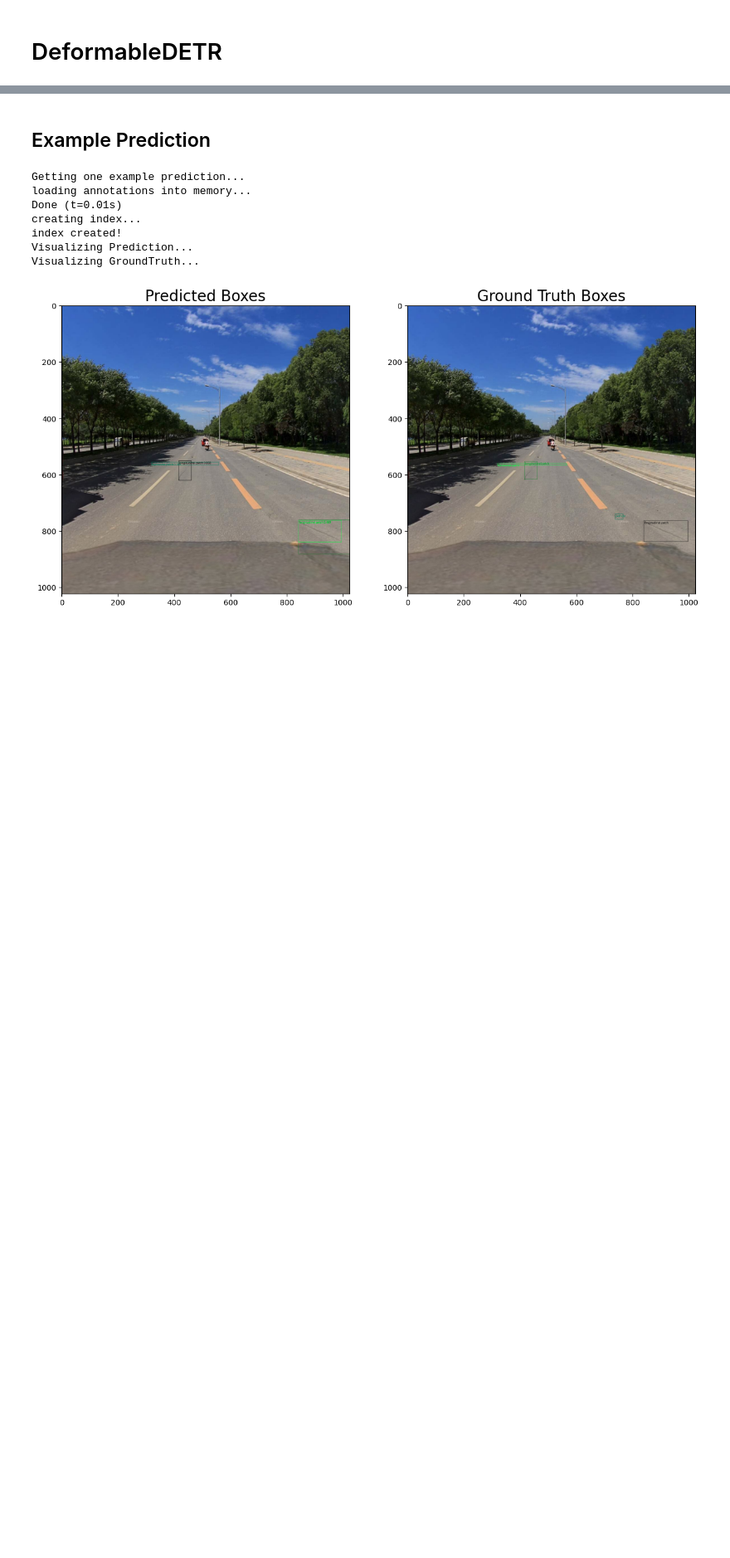
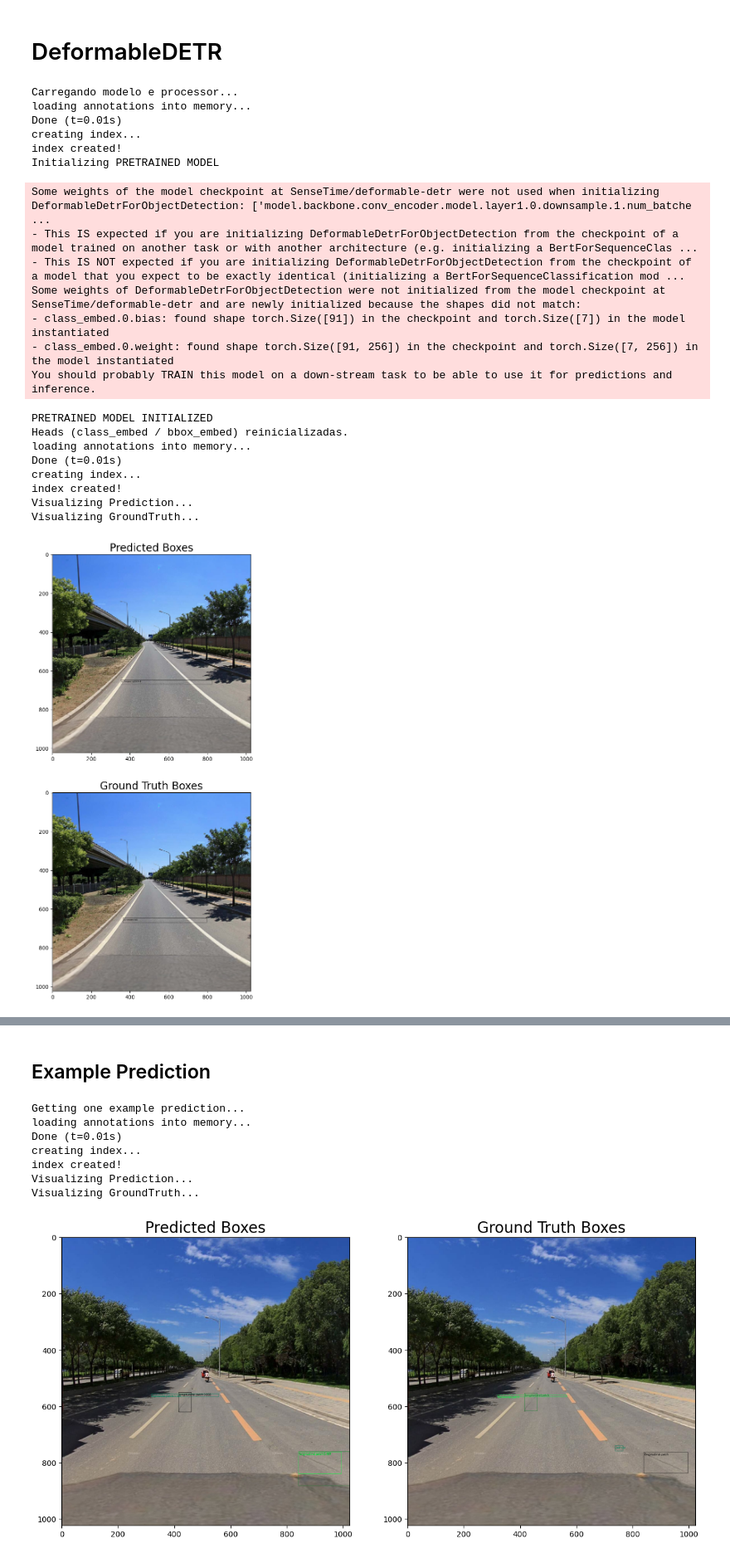
Before and after one commit to Andre-FP/SVRDD_ViT_Detection, a Jupyter notebook: DeformableDETR/evaluate_deformable.ipynb, the cells around one changed output, grey strips where cells are left out. Shown at 83% size. Drawn from its saved outputs; the diff is of its cells as text; code cells hidden in the pictures; blank space fills up the shorter version.

Commit message:
Add Deformable DETR Results

```diff
--- a/DeformableDETR/evaluate_deformable.ipynb
+++ b/DeformableDETR/evaluate_deformable.ipynb
@@ -26,8 +26,8 @@ device = "cuda" if torch.cuda.is_available() else "cpu"
 NUM_CLASSES = 7 # 7 classes + backgrouns
 EPOCHS = 100
 MODEL_TYPE = "defdetr"
-VERSION = "1_puro"
-CHECKPOINT = "./deformable-detr-finetuned-asphalt/version_12/best-epoch=92-val_loss=0.00.ckpt"
+VERSION = "1_back_freezed"
+CHECKPOINT = "./tb_logs/vitdet/version_3/checkpoints/best-epoch=86-val_loss=0.00.ckpt"
 EVALUATION_RESULTS_FOLDER = "./evaluation_results"
 
 
@@ -378,8 +378,8 @@ EVALUATE_DATASET = CocoDetectionCustom(
 
 model = DeformableDetr.load_from_checkpoint(
     checkpoint_path=CHECKPOINT,
-    lr=1e-4,
-    lr_backbone=1e-5,
+    lr=1e-5,
+    lr_backbone=1e-6,
     weight_decay=1e-4
 ).to(device)
 
@@ -400,33 +400,56 @@ processed = processor.post_process_object_detection(
 boxes = processed["boxes"].cpu()
 scores = processed["scores"].cpu()
 labels = processed["labels"].cpu()
 
 img_tensor, target = get_image_and_target(IMG_ID, EVALUATE_DIRECTORY)
 
 
 print("Visualizing Prediction...")
 # Visualize predictions.
 image_with_boxes = utils.draw_bounding_boxes(
     image=(img_tensor*255).to(torch.uint8),
     boxes=boxes,
     labels=[f"{CLASSES[label.item()]} {score:.3f}" for label, score in zip(labels, scores)],
 )
 
 fig, ax = plt.subplots(2, 1, figsize=(15, 15))
 ax[0].imshow(image_with_boxes.permute(1, 2, 0))
 ax[0].set_title("Predicted Boxes", fontsize=20)
 
 print("Visualizing GroundTruth...")
 # Visualize predictions.
 image_with_boxes = utils.draw_bounding_boxes(
     image=(img_tensor * 255).to(torch.uint8),
     boxes=target["boxes"],
     labels=[f"{CLASSES[label.item()]}" for label in target["labels"]],
 )
 ax[1].imshow(image_with_boxes.permute(1, 2, 0))
 ax[1].set_title("Ground Truth Boxes", fontsize=20)
 fig.savefig("pred_ground_truth.png")
 plt.show()
+# %% [output]
+Carregando modelo e processor...
+loading annotations into memory...
+Done (t=0.01s)
+creating index...
+index created!
+Initializing PRETRAINED MODEL
+Some weights of the model checkpoint at SenseTime/deformable-detr were not used when initializing DeformableDetrForObjectDetection: ['model.backbone.conv_encoder.model.layer1.0.downsample.1.num_batche ...
+- This IS expected if you are initializing DeformableDetrForObjectDetection from the checkpoint of a model trained on another task or with another architecture (e.g. initializing a BertForSequenceClas ...
+- This IS NOT expected if you are initializing DeformableDetrForObjectDetection from the checkpoint of a model that you expect to be exactly identical (initializing a BertForSequenceClassification mod ...
+Some weights of DeformableDetrForObjectDetection were not initialized from the model checkpoint at SenseTime/deformable-detr and are newly initialized because the shapes did not match:
+- class_embed.0.bias: found shape torch.Size([91]) in the checkpoint and torch.Size([7]) in the model instantiated
+- class_embed.0.weight: found shape torch.Size([91, 256]) in the checkpoint and torch.Size([7, 256]) in the model instantiated
+You should probably TRAIN this model on a down-stream task to be able to use it for predictions and inference.
+PRETRAINED MODEL INITIALIZED
+Heads (class_embed / bbox_embed) reinicializadas.
+loading annotations into memory...
+Done (t=0.01s)
+creating index...
+index created!
+Visualizing Prediction...
+Visualizing GroundTruth...
+[figure, added]
 # %%
 EVALUATE_DIRECTORY = TEST_DIRECTORY
 json_detection_file = f'{os.path.basename(EVALUATE_DIRECTORY)}_{MODEL_TYPE}_{VERSION}_{DETECTIONS_PATH}'
```
Also changed, not shown: parts of 2 cells of this notebook, 18 other files.
